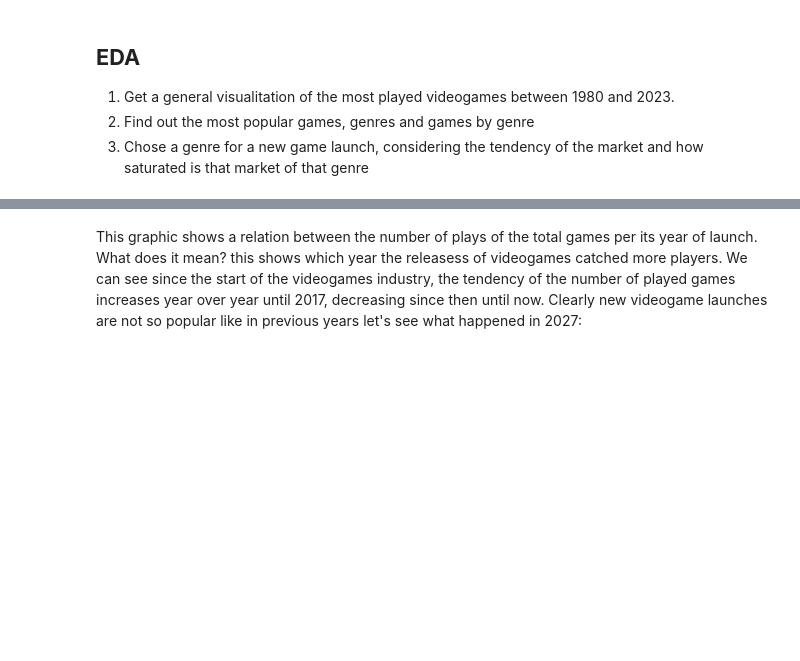
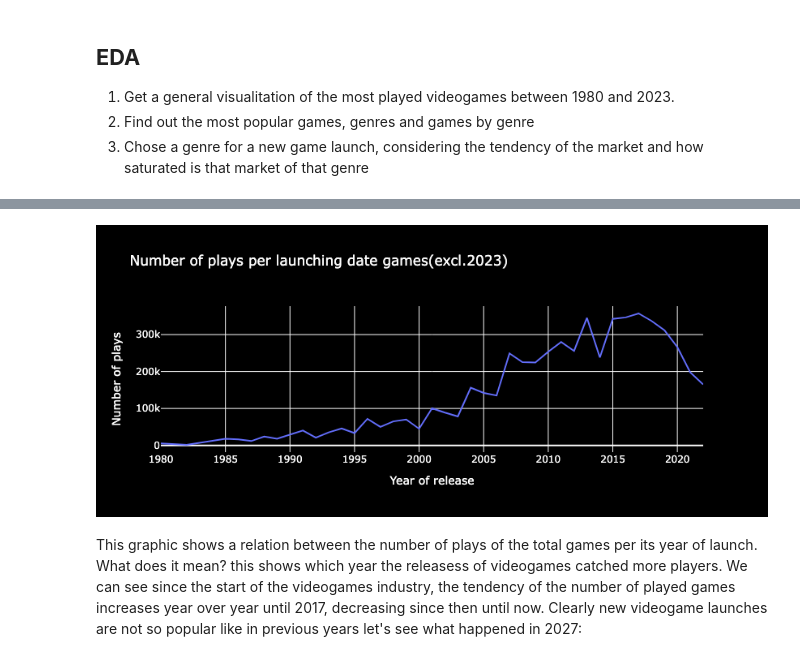
Before and after one commit to oglezsan/project1-vganalysis, a Jupyter notebook: notebooks/vganalysis.ipynb, the cells around one changed output, grey strips where cells are left out. Saved outputs shown, nothing was run; the diff lists cells and outputs as text; code cells hidden in the pictures; blank space fills up the shorter version.

```diff
--- a/notebooks/vganalysis.ipynb
+++ b/notebooks/vganalysis.ipynb
@@ -248,6 +248,20 @@ fig.show()
 # %% [output]
 [interactive output not drawn]
 [interactive output not drawn]
+# %%
+# Crear un gráfico de línea con Plotly Express
+fig = px.line(group_year, x="year", y="plays", title="Number of plays per launching date games(excl.2023)", labels={"year": "Year of release", "plays": "Number of plays"})
+
+# Personalizar el fondo del gráfico
+fig.update_layout({
+    "plot_bgcolor": "black",
+    "paper_bgcolor": "black",
+    "font_color": "white"
+})
+
+fig.show()
+# %% [output]
+[figure, added]
 # %% [markdown]
 This graphic shows a relation between the number of plays of the total games per its year of launch. What does it mean? this shows which year the releasess of videogames catched more players.
 We can see since the start of the videogames industry, the tendency of the number of played games increases year over year until 2017, decreasing since then until now.
```
Also changed, not shown: parts of 2 cells of this notebook, 3 other files.
